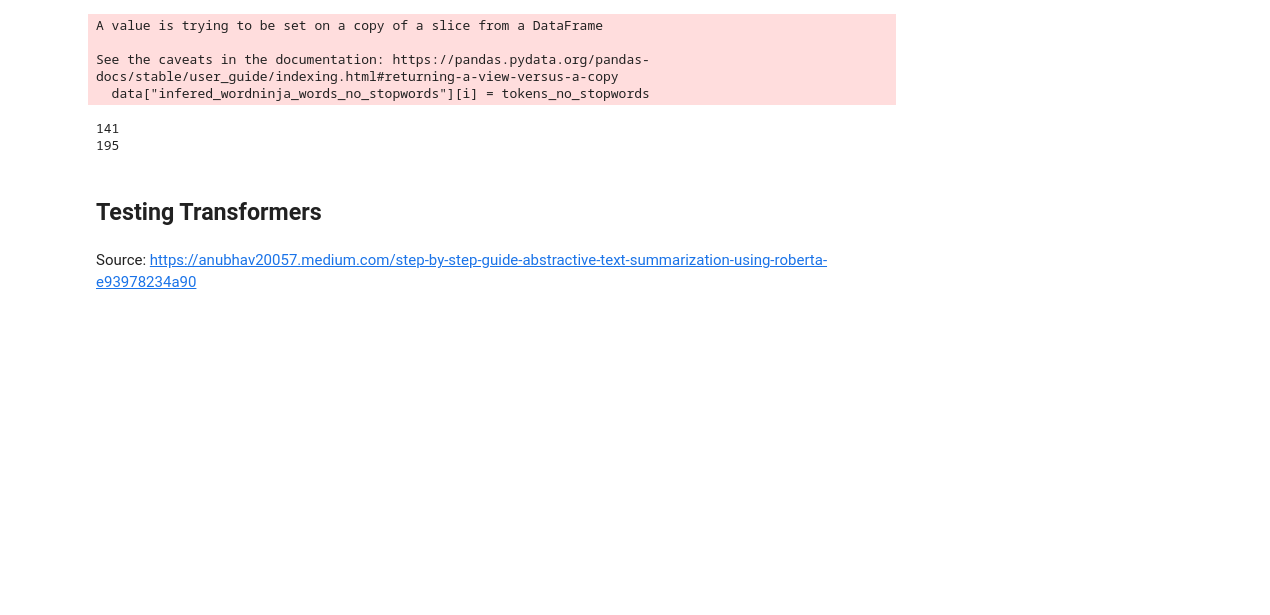
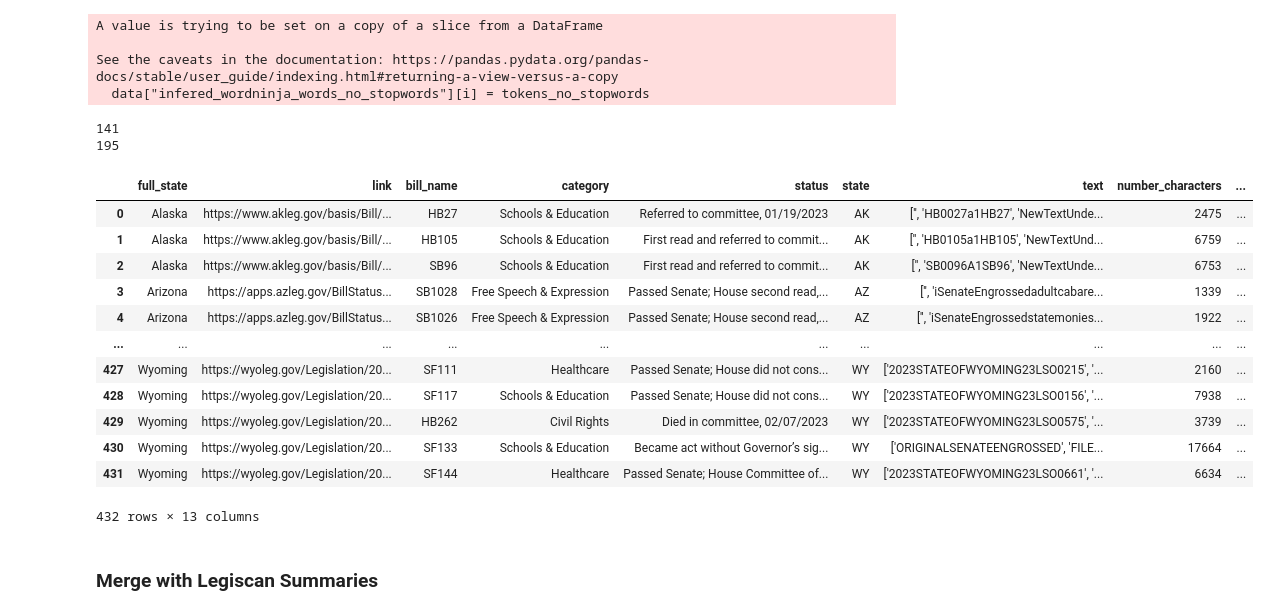
Before and after one commit to miammayerhofer/ANLY521_Final_Project, a Jupyter notebook: code/EDA.ipynb, the cells around one changed output. Cells and saved outputs as stored; diff of their text form; code cells hidden in the pictures; blank space fills up the shorter version.

Commit message:
adding a df with all data

```diff
--- a/code/EDA.ipynb
+++ b/code/EDA.ipynb
@@ -90,7 +86,3 @@ See the caveats in the documentation: https://pandas.pydata.org/pandas-docs/stab
   data["infered_wordninja_words_no_stopwords"][i] = tokens_no_stopwords
 141
 195
-# %% [markdown]
-## Testing Transformers
-# %% [markdown]
-Source: https://anubhav20057.medium.com/step-by-step-guide-abstractive-text-summarization-using-roberta-e93978234a90
@@ -125,0 +89,18 @@ def process_data_to_model_inputs(batch):
+# %%
+data
+# %% [output]
+|  | full_state | link | bill_name | category | status | state | text | number_characters | ... |
+| 0 | Alaska | https://www.akleg.gov/basis/Bill/... | HB27 | Schools & Education | Referred to committee, 01/19/2023 | AK | ['', 'HB0027a1HB27', 'NewTextUnde... | 2475 | ... |
+| 1 | Alaska | https://www.akleg.gov/basis/Bill/... | HB105 | Schools & Education | First read and referred to commit... | AK | ['', 'HB0105a1HB105', 'NewTextUnd... | 6759 | ... |
+| 2 | Alaska | https://www.akleg.gov/basis/Bill/... | SB96 | Schools & Education | First read and referred to commit... | AK | ['', 'SB0096A1SB96', 'NewTextUnde... | 6753 | ... |
+| 3 | Arizona | https://apps.azleg.gov/BillStatus... | SB1028 | Free Speech & Expression | Passed Senate; House second read,... | AZ | ['', 'iSenateEngrossedadultcabare... | 1339 | ... |
+| 4 | Arizona | https://apps.azleg.gov/BillStatus... | SB1026 | Free Speech & Expression | Passed Senate; House second read,... | AZ | ['', 'iSenateEngrossedstatemonies... | 1922 | ... |
+| ... | ... | ... | ... | ... | ... | ... | ... | ... | ... |
+| 427 | Wyoming | https://wyoleg.gov/Legislation/20... | SF111 | Healthcare | Passed Senate; House did not cons... | WY | ['2023STATEOFWYOMING23LSO0215', '... | 2160 | ... |
+| 428 | Wyoming | https://wyoleg.gov/Legislation/20... | SF117 | Schools & Education | Passed Senate; House did not cons... | WY | ['2023STATEOFWYOMING23LSO0156', '... | 7938 | ... |
+| 429 | Wyoming | https://wyoleg.gov/Legislation/20... | HB262 | Civil Rights | Died in committee, 02/07/2023 | WY | ['2023STATEOFWYOMING23LSO0575', '... | 3739 | ... |
+| 430 | Wyoming | https://wyoleg.gov/Legislation/20... | SF133 | Schools & Education | Became act without Governor’s sig... | WY | ['ORIGINALSENATEENGROSSED', 'FILE... | 17664 | ... |
+| 431 | Wyoming | https://wyoleg.gov/Legislation/20... | SF144 | Healthcare | Passed Senate; House Committee of... | WY | ['2023STATEOFWYOMING23LSO0661', '... | 6634 | ... |
+432 rows × 13 columns
+# %% [markdown]
+### Merge with Legiscan Summaries
```
Also changed, not shown: parts of 8 cells of this notebook, 2 other files.
